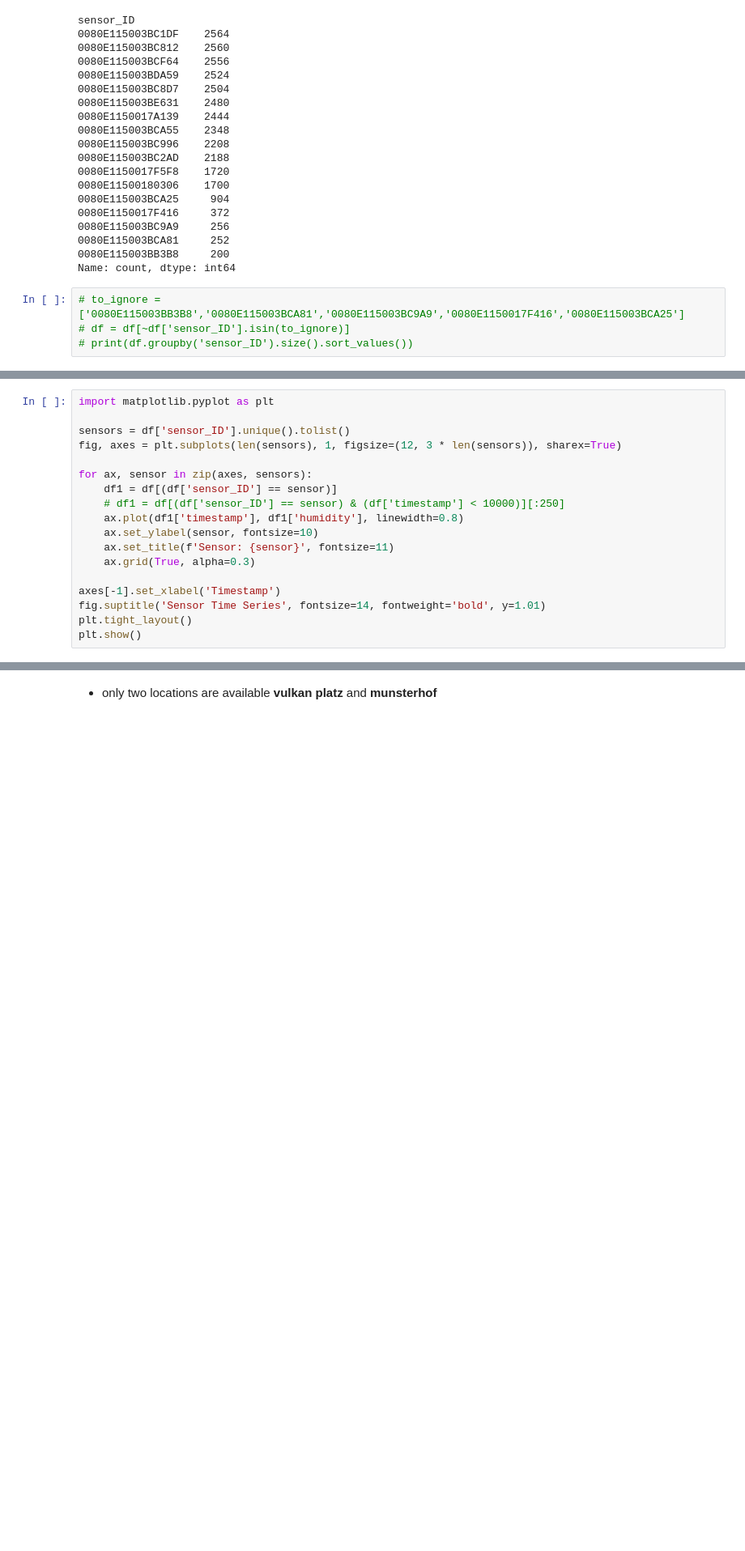
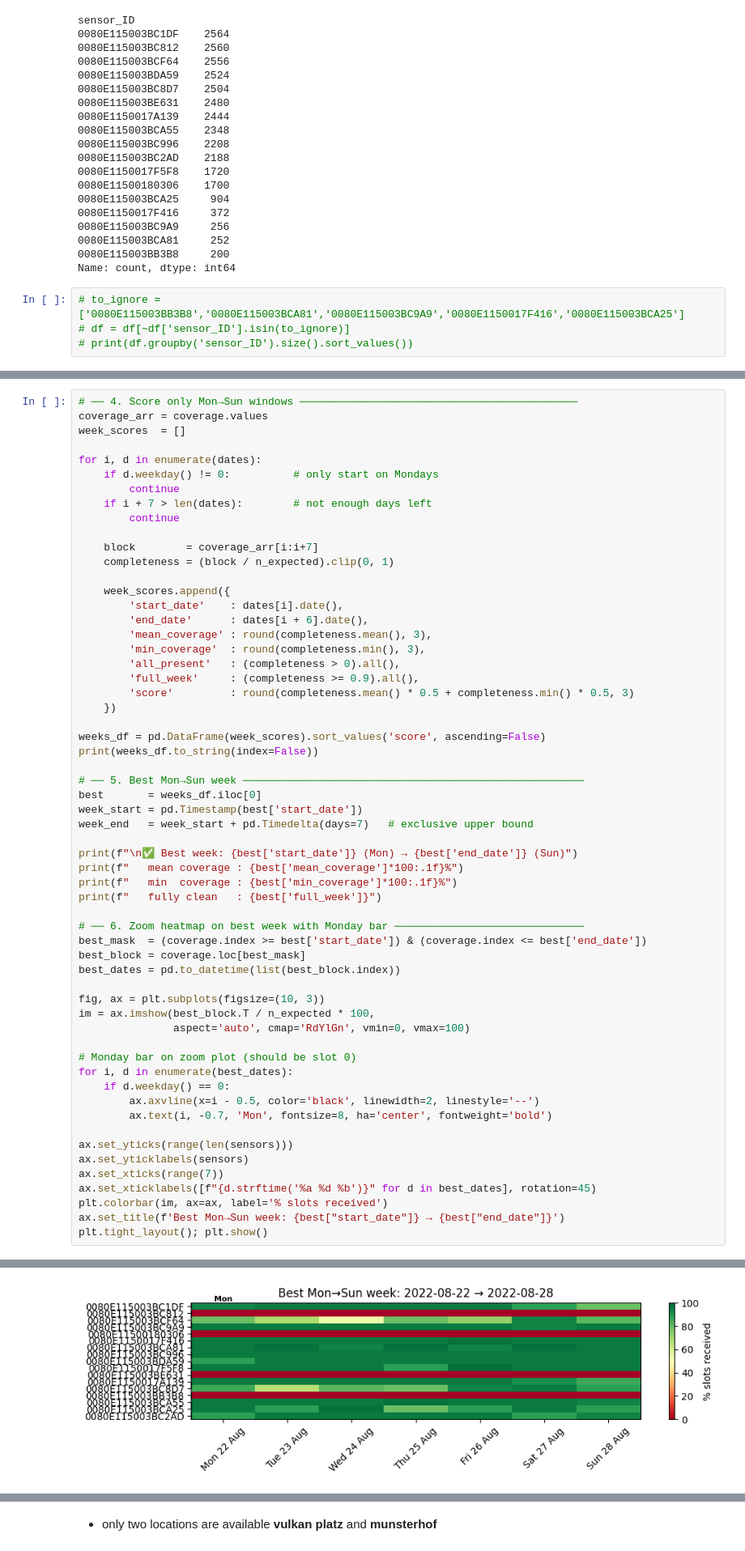
Before and after one commit to tudi72/Sensor_Equivalency_Tucker3, a Jupyter notebook: demo.ipynb, the cells around one changed output, grey strips where cells are left out. Shown at 81% size. Saved outputs shown, nothing was run; the diff lists cells and outputs as text; blank space fills up the shorter version.

Commit message:
preprocessing tensor X for tucker3 with per-week slots

```diff
--- a/demo.ipynb
+++ b/demo.ipynb
@@ -85,18 +90,0 @@ N_timepoints = 1700
-# %%
-import matplotlib.pyplot as plt
-
-sensors = df['sensor_ID'].unique().tolist()
-fig, axes = plt.subplots(len(sensors), 1, figsize=(12, 3 * len(sensors)), sharex=True)
-
-for ax, sensor in zip(axes, sensors):
-    df1 = df[(df['sensor_ID'] == sensor)]
-    # df1 = df[(df['sensor_ID'] == sensor) & (df['timestamp'] < 10000)][:250]
-    ax.plot(df1['timestamp'], df1['humidity'], linewidth=0.8)
-    ax.set_ylabel(sensor, fontsize=10)
-    ax.set_title(f'Sensor: {sensor}', fontsize=11)
-    ax.grid(True, alpha=0.3)
-
-axes[-1].set_xlabel('Timestamp')
-fig.suptitle('Sensor Time Series', fontsize=14, fontweight='bold', y=1.01)
-plt.tight_layout()
-plt.show()
@@ -104,0 +91,60 @@ plt.show()
+# %%
+# ── 4. Score only Mon→Sun windows ────────────────────────────────────────────
+coverage_arr = coverage.values
+week_scores  = []
+
+for i, d in enumerate(dates):
+    if d.weekday() != 0:          # only start on Mondays
+        continue
+    if i + 7 > len(dates):        # not enough days left
+        continue
+
+    block        = coverage_arr[i:i+7]
+    completeness = (block / n_expected).clip(0, 1)
+
+    week_scores.append({
+        'start_date'    : dates[i].date(),
+        'end_date'      : dates[i + 6].date(),
+        'mean_coverage' : round(completeness.mean(), 3),
+        'min_coverage'  : round(completeness.min(), 3),
+        'all_present'   : (completeness > 0).all(),
+        'full_week'     : (completeness >= 0.9).all(),
+        'score'         : round(completeness.mean() * 0.5 + completeness.min() * 0.5, 3)
+    })
+
+weeks_df = pd.DataFrame(week_scores).sort_values('score', ascending=False)
+print(weeks_df.to_string(index=False))
+
+# ── 5. Best Mon→Sun week ──────────────────────────────────────────────────────
+best       = weeks_df.iloc[0]
+week_start = pd.Timestamp(best['start_date'])
+week_end   = week_start + pd.Timedelta(days=7)   # exclusive upper bound
+
+print(f"\n✅ Best week: {best['start_date']} (Mon) → {best['end_date']} (Sun)")
+print(f"   mean coverage : {best['mean_coverage']*100:.1f}%")
+print(f"   min  coverage : {best['min_coverage']*100:.1f}%")
+print(f"   fully clean   : {best['full_week']}")
+
+# ── 6. Zoom heatmap on best week with Monday bar ──────────────────────────────
+best_mask  = (coverage.index >= best['start_date']) & (coverage.index <= best['end_date'])
+best_block = coverage.loc[best_mask]
+best_dates = pd.to_datetime(list(best_block.index))
+
+fig, ax = plt.subplots(figsize=(10, 3))
+im = ax.imshow(best_block.T / n_expected * 100,
+               aspect='auto', cmap='RdYlGn', vmin=0, vmax=100)
+
+# Monday bar on zoom plot (should be slot 0)
+for i, d in enumerate(best_dates):
+    if d.weekday() == 0:
+        ax.axvline(x=i - 0.5, color='black', linewidth=2, linestyle='--')
+        ax.text(i, -0.7, 'Mon', fontsize=8, ha='center', fontweight='bold')
+
+ax.set_yticks(range(len(sensors)))
+ax.set_yticklabels(sensors)
+ax.set_xticks(range(7))
+ax.set_xticklabels([f"{d.strftime('%a %d %b')}" for d in best_dates], rotation=45)
+plt.colorbar(im, ax=ax, label='% slots received')
+ax.set_title(f'Best Mon→Sun week: {best["start_date"]} → {best["end_date"]}')
+plt.tight_layout(); plt.show()
+# %% [output]
@@ -104,0 +165 @@ plt.show()
+[figure, added]
```
Also changed, not shown: parts of 11 cells of this notebook.
